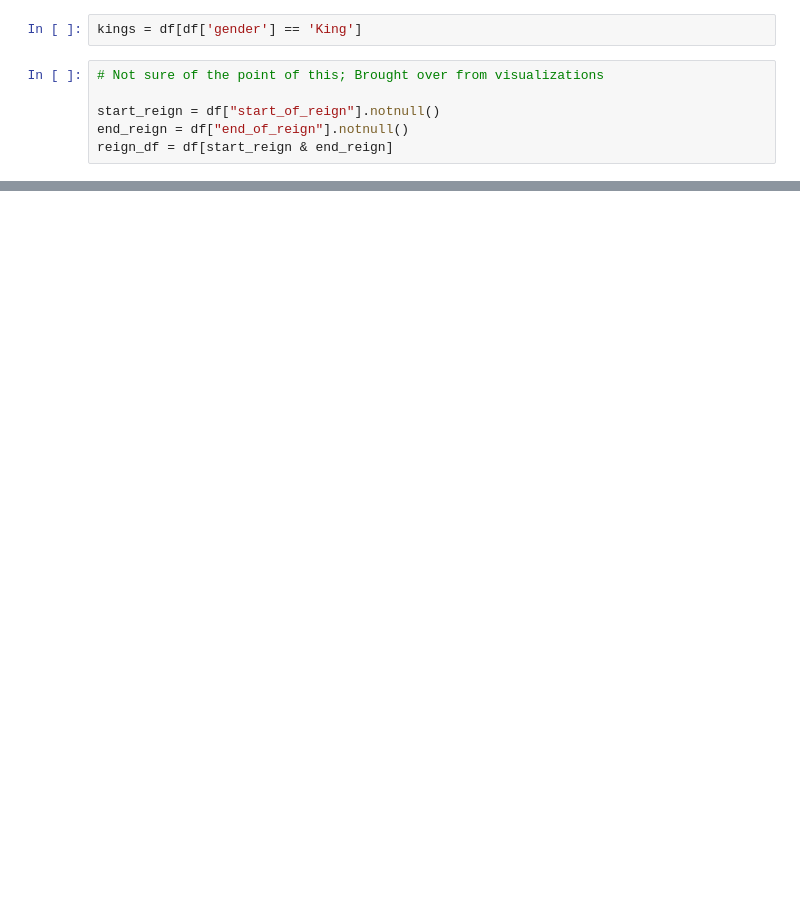
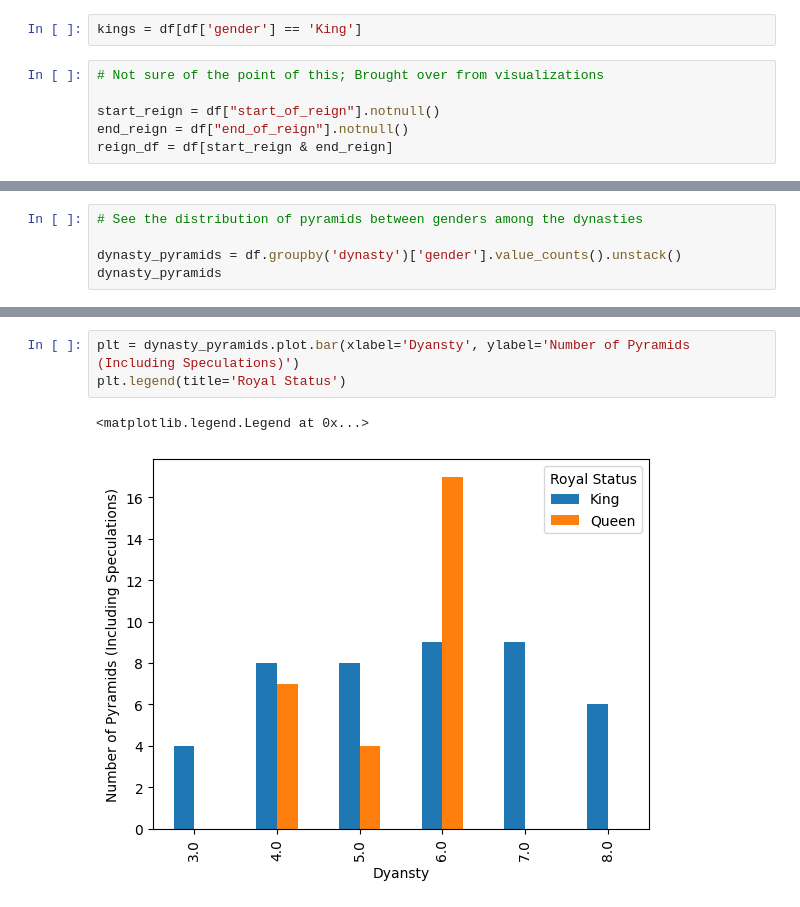
Before and after one commit to brown-ccv/egyptology-viz, a Jupyter notebook: Notebooks/exploration.ipynb, the cells around one changed output, grey strips where cells are left out. Saved outputs shown, nothing was run; the diff lists cells and outputs as text; blank space fills up the shorter version.

```diff
--- a/Notebooks/exploration.ipynb
+++ b/Notebooks/exploration.ipynb
@@ -104,0 +56,5 @@ dynasty_casing
+# %%
+# See the distribution of pyramids between genders among the dynasties
+
+dynasty_pyramids = df.groupby('dynasty')['gender'].value_counts().unstack()
+dynasty_pyramids
@@ -104,0 +70,6 @@ dynasty_casing
+# %%
+plt = dynasty_pyramids.plot.bar(xlabel='Dyansty', ylabel='Number of Pyramids (Including Speculations)')
+plt.legend(title='Royal Status')
+# %% [output]
+<matplotlib.legend.Legend at 0x...>
+[figure, added]
```
Also changed, not shown: parts of 9 cells of this notebook.
